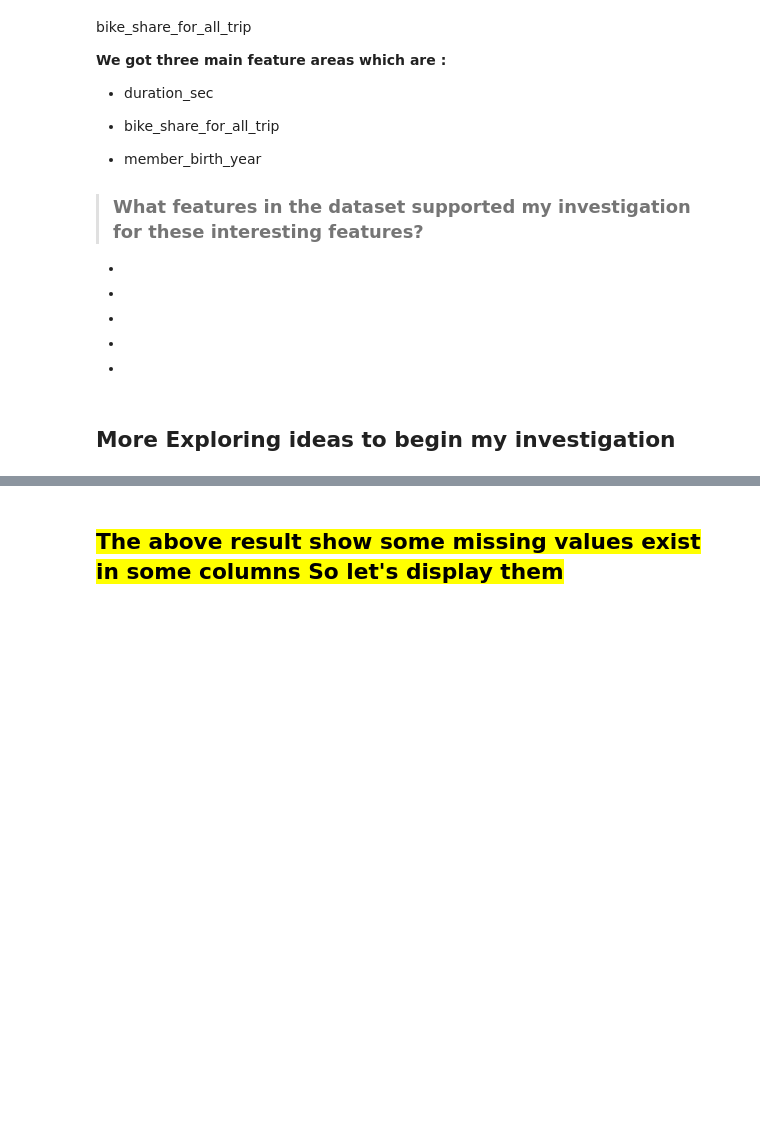
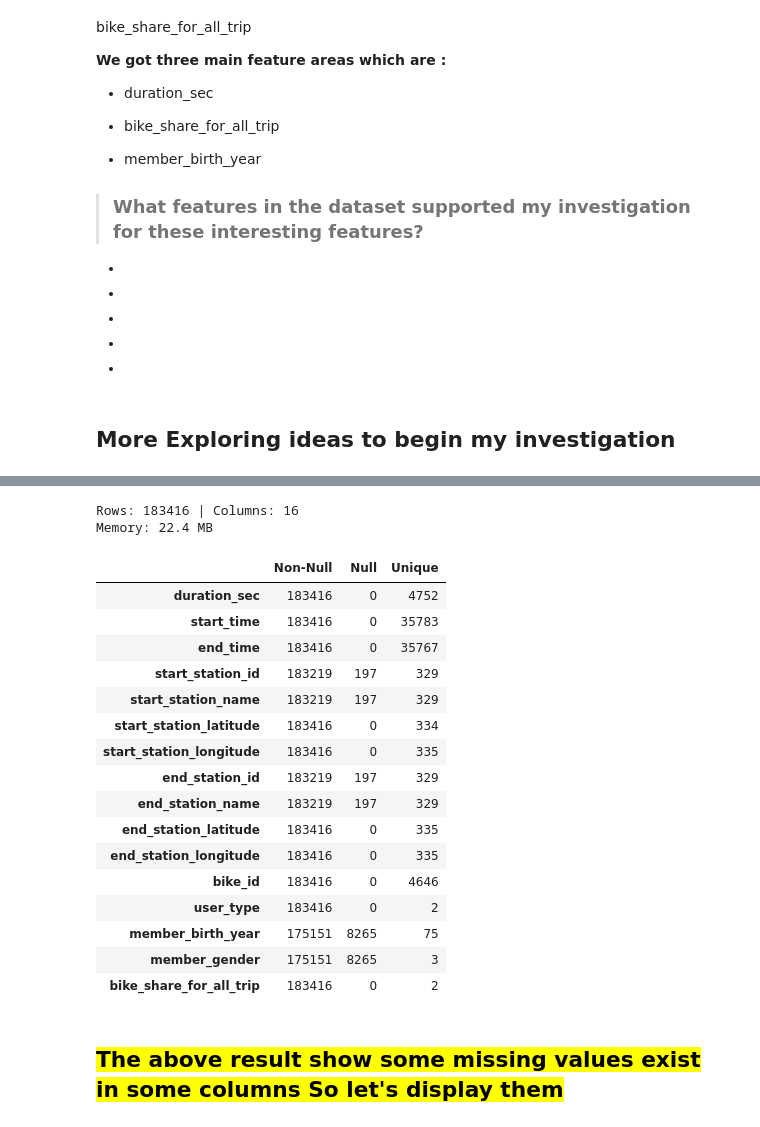
Before and after one commit to MohamedAbdeenM7/DEPI, a Jupyter notebook: machine_learning/sessions/week_6/session_11,12/final_project/datasciece-Final-Project.ipynb, the cells around one changed output, grey strips where cells are left out. Saved outputs shown, nothing was run; the diff lists cells and outputs as text; code cells hidden in the pictures; blank space fills up the shorter version.

```diff
--- a/machine_learning/sessions/week_6/session_11,12/final_project/datasciece-Final-Project.ipynb
+++ b/machine_learning/sessions/week_6/session_11,12/final_project/datasciece-Final-Project.ipynb
@@ -243,6 +284,42 @@ odesc
 # %%
 # display the information about each column
-df.info()
+def data_info(df):
+    info = pd.DataFrame(
+        {
+            "Non-Null": df.count(),
+            "Null": df.isnull().sum(),
+            "Unique": df.nunique(),
+
+        }
+    )
+
+    print(f"Rows: {df.shape[0]} | Columns: {df.shape[1]}")
+    print(f"Memory: {df.memory_usage().sum()/1024**2:.1f} MB")
+
+    return info
+
+
+data_info(df)
+# %% [output]
+Rows: 183416 | Columns: 16
+Memory: 22.4 MB
+|  | Non-Null | Null | Unique |
+| duration_sec | 183416 | 0 | 4752 |
+| start_time | 183416 | 0 | 35783 |
+| end_time | 183416 | 0 | 35767 |
+| start_station_id | 183219 | 197 | 329 |
+| start_station_name | 183219 | 197 | 329 |
+| start_station_latitude | 183416 | 0 | 334 |
+| start_station_longitude | 183416 | 0 | 335 |
+| end_station_id | 183219 | 197 | 329 |
+| end_station_name | 183219 | 197 | 329 |
+| end_station_latitude | 183416 | 0 | 335 |
+| end_station_longitude | 183416 | 0 | 335 |
+| bike_id | 183416 | 0 | 4646 |
+| user_type | 183416 | 0 | 2 |
+| member_birth_year | 175151 | 8265 | 75 |
+| member_gender | 175151 | 8265 | 3 |
+| bike_share_for_all_trip | 183416 | 0 | 2 |
 # %% [markdown]
 ## <mark>The above result show some missing values exist in some columns So let's display them </mark>
 # %%
```
Also changed, not shown: parts of 25 cells of this notebook.
